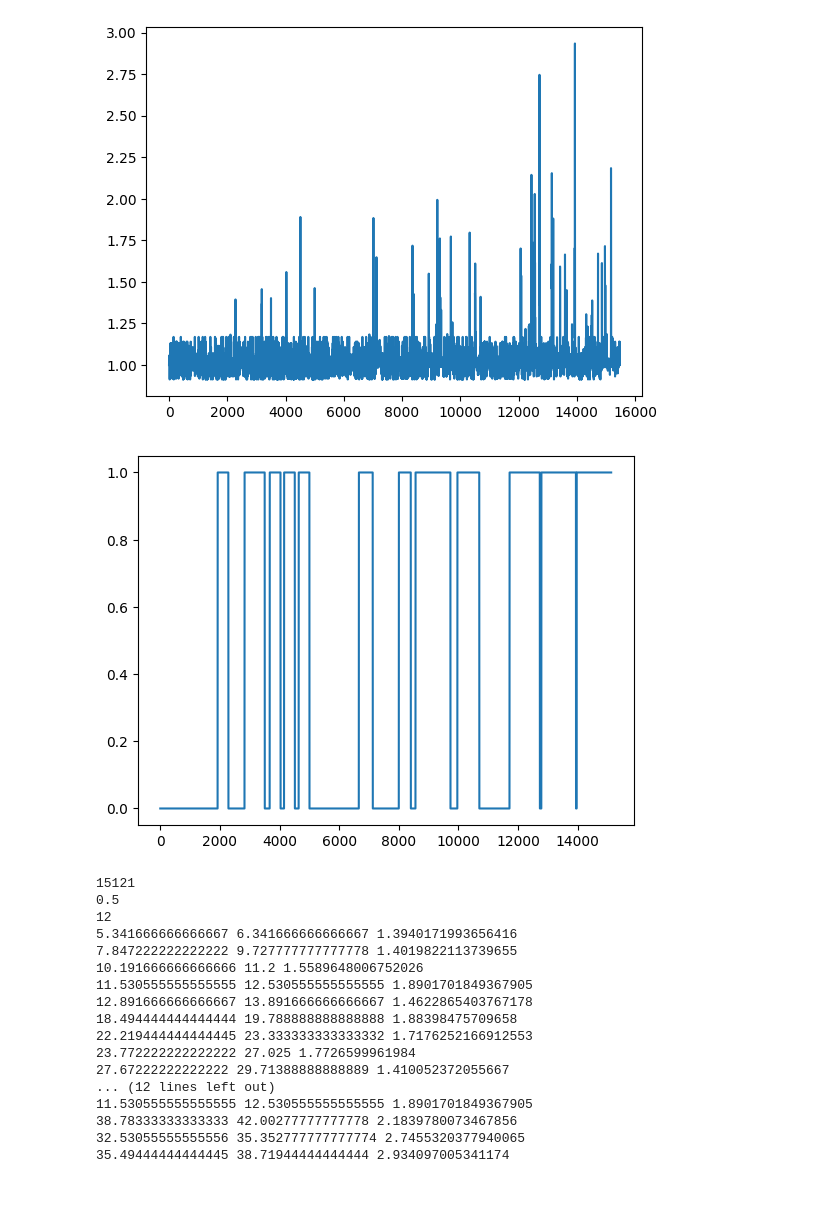
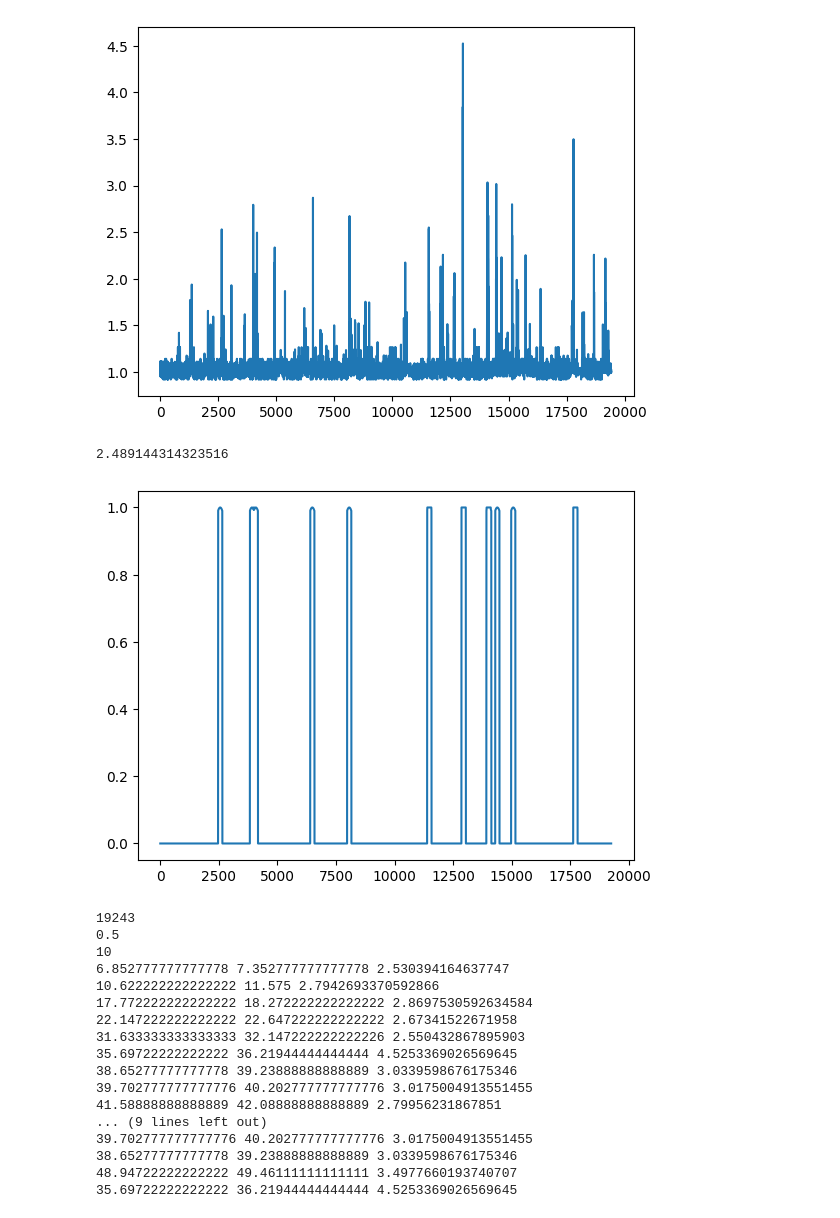
Before and after one commit to NikolayBlagoev/Dota_2_Highlight, a Jupyter notebook: important.ipynb, the cells around one changed output. Drawn from its saved outputs; the diff is of its cells as text; code cells hidden in the pictures.

Commit message:
average precision

```diff
--- a/important.ipynb
+++ b/important.ipynb
@@ -16,7 +16,7 @@ def eval_linreg(arr, n, linreg):
         labels.append(arr[i+n])
     return (linreg.predict(windows) - labels)**2
 # %%
-a = pydub.AudioSegment.from_mp3("data/custom_3.mp3")
+a = pydub.AudioSegment.from_mp3("data/custom_game.mp3")
 
 y = np.array(a.get_array_of_samples())
 data_binr, data_rmsr, _ = eval_sound(y,a)
@@ -42,7 +42,7 @@ def get_anomls(arr, signal, thr):
             i+=1
             continue
         start = i
-        while i < len(arr) and arr[i]==1:
+        while i < len(arr) and arr[i]>thr:
             i+=1
 
 
@@ -50,21 +50,42 @@ def get_anomls(arr, signal, thr):
         segms.append([start, np.max(np.array(signal[i-180:i+180])), i])
         i+=1
     return segms
+# %%
+labels = [[315,355],[2144,2215],[3328, 3355],[3150,3215],[2225, 2330],[3845, 3945],[2855, 2940],[4855, 4935]]
+video_legnth  = 60*53+59
+# %%
+from sklearn.metrics import precision_score, recall_score, average_precision_score
+def get_ap(tot_length, res, labels,start = 0, ends = None):
+    if not ends:
+        ends = len(res)
+    ground_truth = np.zeros((tot_length*6,))
+    for l in labels:
+        strt, end = l[0], l[1]
+        strt = (strt%100)+60*int(strt/100)
+        end = (end%100)+60*int(end/100)
+        for i in range(strt*6-60,end*6+60):
+            ground_truth[i] = 1
+
+
+
+    return average_precision_score(ground_truth[start:ends], res)
 # %%
 # segms = SWIDE_ours(kaiser_wind(lof(np.array(data_binr), 360),180,4), 5)
 print(len(data_binr))
 interm = np.array(data_binr)
-r = 360
+r = 480
 interm  = lof(interm, r )
 signal  = interm
 
 plt.plot(interm)
 plt.show()
-interm = interm > 1.25 + 0
-interm  = power_smooth(interm, r )
+print(np.quantile(interm, 0.999))
+interm = interm >= np.quantile(interm, 0.999) + 0
+interm  = kaiser_wind(interm, 180, 0.2 )
 interm[interm>1] = 1
 plt.plot(interm)
 plt.show()
+
 print(len(interm))
 segms = get_anomls(interm, signal, 0.5)
 print(len(segms))
@@ -76,6 +97,7 @@ for s in segms:
     print(s[0]/360, s[-1]/360, s[1])
 segms.sort(key=lambda x: x[1])
 print("============")
+print("AP:", get_ap(video_legnth, interm, labels))
 for s in segms:
     # s[0]-=180
     # s[-1]+=180
@@ -85,22 +107,23 @@ for s in segms:
-[figure, old version]
+[figure, new version]
+2.489144314323516
-[figure, old version]
+[figure, new version]
-15121
-0.5
-12
-5.341666666666667 6.341666666666667 1.3940171993656416
-7.847222222222222 9.727777777777778 1.4019822113739655
-10.191666666666666 11.2 1.5589648006752026
-11.530555555555555 12.530555555555555 1.8901701849367905
-12.891666666666667 13.891666666666667 1.4622865403767178
-18.494444444444444 19.788888888888888 1.88398475709658
-22.219444444444445 23.333333333333332 1.7176252166912553
-23.772222222222222 27.025 1.7726599961984
-27.67222222222222 29.71388888888889 1.410052372055667
-... (12 lines left out)
-11.530555555555555 12.530555555555555 1.8901701849367905
-38.78333333333333 42.00277777777778 2.1839780073467856
-32.53055555555556 35.352777777777774 2.7455320377940065
-35.49444444444445 38.71944444444444 2.934097005341174
+19243
+0.5
+10
+6.852777777777778 7.352777777777778 2.530394164637747
+10.622222222222222 11.575 2.7942693370592866
+17.772222222222222 18.272222222222222 2.8697530592634584
+22.147222222222222 22.647222222222222 2.67341522671958
+31.633333333333333 32.147222222222226 2.550432867895903
+35.69722222222222 36.21944444444444 4.5253369026569645
+38.65277777777778 39.23888888888889 3.0339598676175346
+39.702777777777776 40.202777777777776 3.0175004913551455
+41.58888888888889 42.08888888888889 2.79956231867851
+... (9 lines left out)
+39.702777777777776 40.202777777777776 3.0175004913551455
+38.65277777777778 39.23888888888889 3.0339598676175346
+48.94722222222222 49.46111111111111 3.4977660193740707
+35.69722222222222 36.21944444444444 4.5253369026569645
 # %%
 # segms = SWIDE_ours(kaiser_wind(lof(np.array(data_binr), 360),180,4), 5)
 print(len(singl_frm))
```
Also changed, not shown: parts of 5 cells of this notebook.
